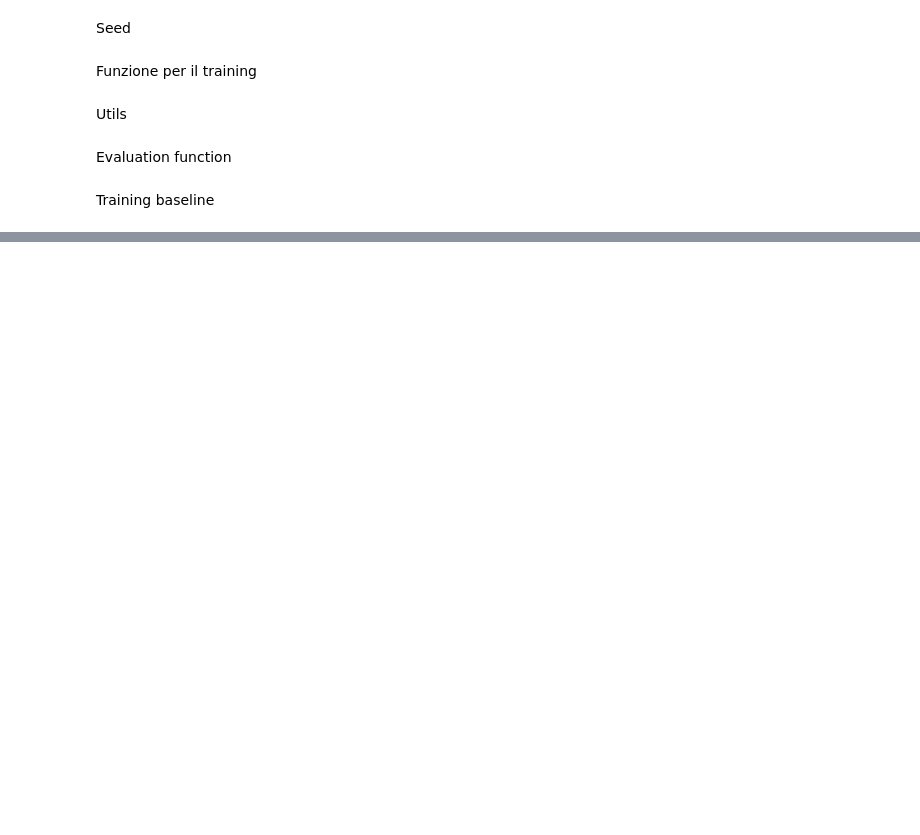
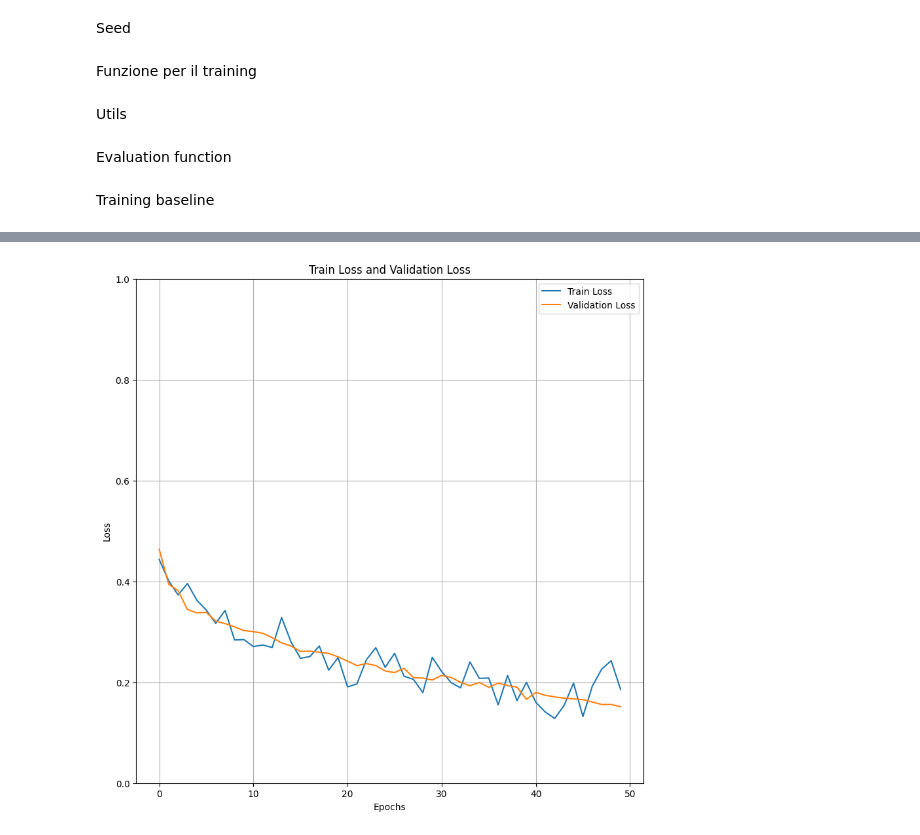
Before and after one commit to ccsed/ProgettoLabAI, a Jupyter notebook: Progetto.ipynb, the cells around one changed output, grey strips where cells are left out. Saved outputs shown, nothing was run; the diff lists cells and outputs as text; code cells hidden in the pictures; blank space fills up the shorter version.

```diff
--- a/Progetto.ipynb
+++ b/Progetto.ipynb
@@ -289,7 +246,7 @@ def train_fn(loader, model, optimizer, loss_fn, scaler, txtfile):
 # %% [markdown]
 Utils
 # %%
-def save_checkpoint(state, filename="/content/drive/MyDrive/checkpoint.pth.tar"):
+def save_checkpoint(state, filename="/content/drive/MyDrive/model1/checkpoint.pth.tar"):
   print("=> Saving checkpoint")
   torch.save(state, filename)
 
@@ -382,18 +351,18 @@ train_dataset = SARDataset(train_image_paths, train_label_paths, transform=trans
 val_dataset = SARDataset(val_image_paths, val_label_paths, transform=transform)
 train_loader = DataLoader(train_dataset, batch_size=16, shuffle=True, num_workers=4, pin_memory=True)
 val_loader = DataLoader(val_dataset, batch_size=16, shuffle=False, num_workers=4, pin_memory=True)
-load_model = True
-lr = 1e-4
-model_dir = "/content/drive/MyDrive/model1"
-step_size = 9
+load_model = False
+lr = 1e-5
+model_dir = "/content/drive/MyDrive/model3"
+step_size = 6
 
 device = torch.device("cuda" if torch.cuda.is_available() else "cpu")
 model = UNET(in_channels=4, out_channels=1).to(device)
 criterion = nn.BCEWithLogitsLoss()
 optimizer = optim.Adam(model.parameters(), lr=lr)
-scheduler = StepLR(optimizer, step_size=step_size)
-num_epochs = 10
+scheduler =  ReduceLROnPlateau(optimizer, mode='max', factor=factor, patience=patience, threshold=threshold, verbose=True)
+num_epochs = 5
 scaler = torch.cuda.amp.GradScaler()
 
 if load_model:
-  load_checkpoint(torch.load("/content/drive/MyDrive/checkpoint.pth.tar"), model)
+  load_checkpoint(torch.load("/content/drive/MyDrive/model2/checkpoint.pth.tar"), model)
@@ -402 +369,3 @@ if load_model:
+# %%
+best_f1_score = 0.0
 # %%
@@ -511,0 +449,81 @@ F1 Score: 0.5264023973342128
+# %%
+
+
+def read_metrics(filename):
+    with open(filename, "r") as file:
+        lines = file.readlines()
+
+    metrics = {
+        "epoch": [],
+        "train_loss": [],
+        "val_loss": [],
+        "accuracy": [],
+        "dice_score": [],
+        "precision": [],
+        "recall": [],
+        "f1_score": []
+    }
+
+    epoch = 0
+    for line in lines:
+        line = line.strip()
+        if line.startswith("Train Loss:"):
+            metrics["epoch"].append(epoch)
+            metrics["train_loss"].append(float(line.split(":")[1].strip()))
+        elif line.startswith("Validation Loss:"):
+            metrics["val_loss"].append(float(line.split(":")[1].strip()))
+        elif line.startswith("Accuracy:"):
+            metrics["accuracy"].append(float(line.split(":")[1].strip())/100)
+        elif line.startswith("Dice score:"):
+            metrics["dice_score"].append(float(line.split(":")[1].strip()))
+        elif line.startswith("Precision:"):
+            metrics["precision"].append(float(line.split(":")[1].strip()))
+        elif line.startswith("Recall:"):
+            metrics["recall"].append(float(line.split(":")[1].strip()))
+        elif line.startswith("F1 Score:"):
+            metrics["f1_score"].append(float(line.split(":")[1].strip()))
+            epoch += 1
+
+    return metrics
+
+def plot_metrics(metrics, save_dir=None):
+    epochs = metrics["epoch"]
+
+    plt.figure(figsize=(10, 10))
+    plt.plot(epochs, metrics["train_loss"], label="Train Loss")
+    plt.plot(epochs, metrics["val_loss"], label="Validation Loss")
+    plt.xlabel("Epochs")
+    plt.ylabel("Loss")
+    plt.title("Train Loss and Validation Loss")
+    plt.legend()
+    plt.grid(True)
+    plt.ylim(0, 1)
+    if save_dir:
+        plt.savefig(os.path.join(save_dir, "loss_plot.png"))
+    else:
+        plt.show()
+
+    plt.figure(figsize=(10, 10))
+    plt.plot(epochs, metrics["accuracy"], label="Accuracy")
+    plt.plot(epochs, metrics["dice_score"], label="Dice Score")
+    plt.plot(epochs, metrics["precision"], label="Precision")
+    plt.plot(epochs, metrics["recall"], label="Recall")
+    plt.plot(epochs, metrics["f1_score"], label="F1 Score")
+    plt.xlabel("Epochs")
+    plt.ylabel("Metric Value")
+    plt.title("Validation Metrics")
+    plt.legend()
+    plt.grid(True)
+    plt.ylim(0, 1)
+    if save_dir:
+        plt.savefig(os.path.join(save_dir, "metrics_plot.png"))
+    else:
+        plt.show()
+
+metrics = read_metrics(model_dir + "/output/output.txt")
+save_directory = model_dir + "/grafici"
+if not os.path.exists(save_directory):
+    os.makedirs(save_directory)
+plot_metrics(metrics, save_dir=save_directory)
+# %% [output]
+[figure, added]
```
Also changed, not shown: parts of 11 cells of this notebook.
